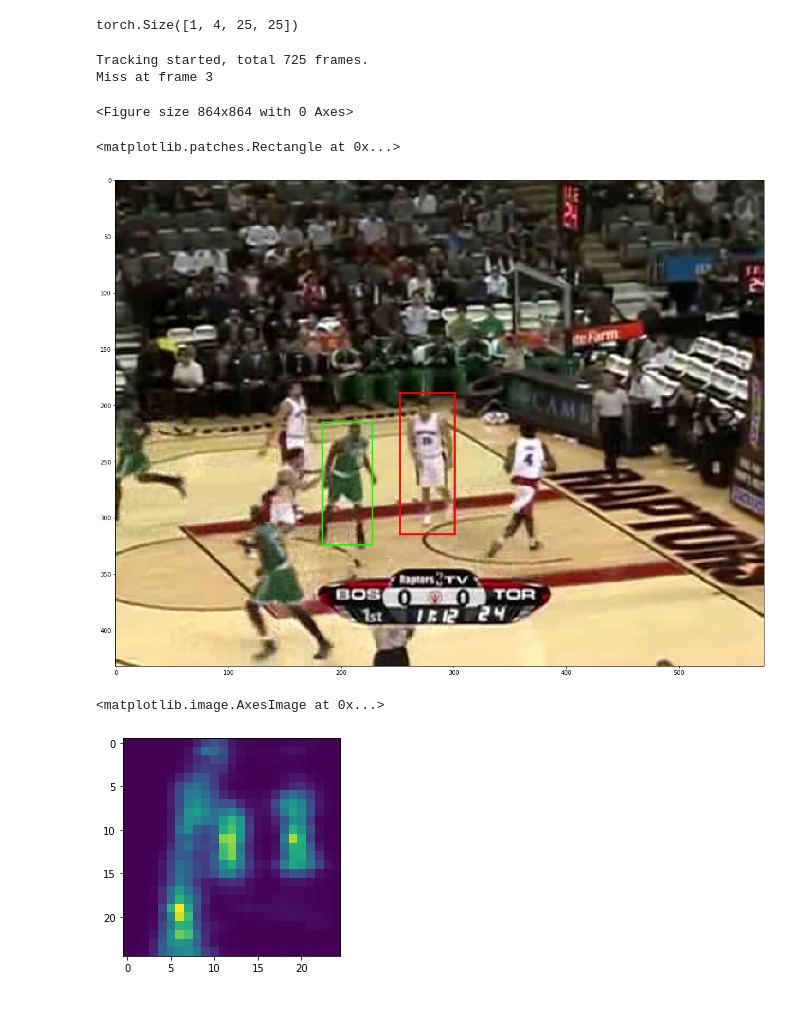
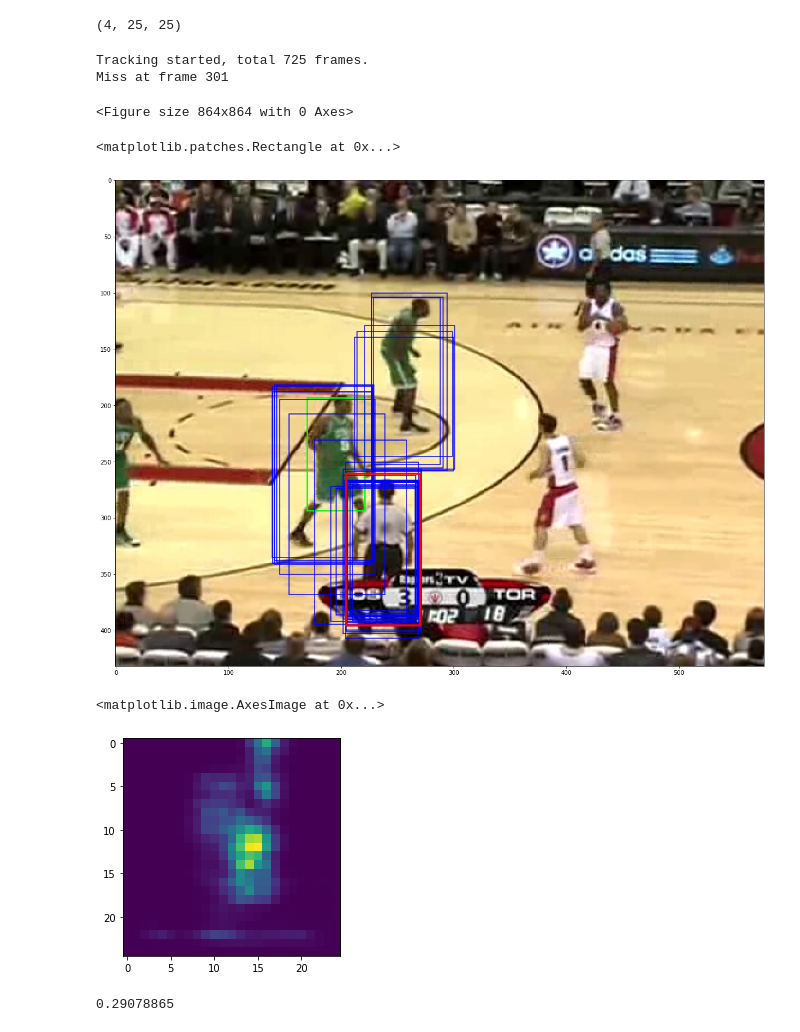
Before and after one commit to eldercrow/tracking-pytorch, a Jupyter notebook: notebook/predict.ipynb, the cells around one changed output. Saved outputs shown, nothing was run; the diff lists cells and outputs as text; code cells hidden in the pictures.

```diff
--- a/notebook/predict.ipynb
+++ b/notebook/predict.ipynb
@@ -22,7 +22,7 @@ os.environ['CUDA_VISIBLE_DEVICES'] = '0'
 # fn_config = 'experiments/baseline/config.yaml'
 # snapshot = 'experiments/baseline/snapshot/checkpoint_e99.pth'
 fn_config = '/home/hyunjoon/github/tracking-pytorch/experiments/siamcar_mobilenetv2_2gpu/config.yaml'
-snapshot = '/home/hyunjoon/github/tracking-pytorch/experiments/siamcar_mobilenetv2_2gpu/snapshot/checkpoint_e3.pth'
+snapshot = '/home/hyunjoon/github/tracking-pytorch/experiments/siamcar_mobilenetv2_2gpu/snapshot/checkpoint_e2.pth'
 # %%
 cfg.merge_from_file(fn_config)
 # cfg.TRACK.LR = 0.1
@@ -39,7 +39,7 @@ tracker = build_tracker(model)
 # %%
 tracker.anchors_cwh.shape
 # %% [output]
-torch.Size([1, 4, 25, 25])
+(4, 25, 25)
 # %%
 # test image sequence
 test_name = 'basketball'
@@ -101,10 +101,10 @@ for ii, fn in enumerate(files_seq[1:], 1):
     gt_bb = gt_seq[ii]
     iou = _iou(rbb, gt_bb)
 
-    if ii > 10:
-        break
+#     if ii > 10:
+#         break;
 
-    if iou < 0.3:
+    if iou < 0.1:
         print('Miss at frame {}'.format(ii))
         break
 
@@ -125,32 +125,44 @@ for ii, fn in enumerate(files_seq[1:], 1):
 #     plt.clf()
 # %% [output]
 Tracking started, total 725 frames.
-Miss at frame 3
+Miss at frame 301
 <Figure size 864x864 with 0 Axes>
 # %%
 rbb = res['bbox']
 plt.figure(figsize=(20,20))
 plt.imshow(t_img[:, :, ::-1])
-rect = plt.Rectangle((rbb[0], rbb[1]),
-                     rbb[2],
-                     rbb[3], fill=False,
-                     edgecolor=[1, 0, 0], linewidth=3.5)
-plt.gca().add_patch(rect)
 
 gtbb = gt_seq[ii]
 rect = plt.Rectangle((gtbb[0], gtbb[1]),
                      gtbb[2],
                      gtbb[3], fill=False,
                      edgecolor=[0, 1, 0], linewidth=2.5)
 plt.gca().add_patch(rect)
+
+for pbb in res['pred_bbox']:
+    rect = plt.Rectangle((pbb[0], pbb[1]),
+                         pbb[2],
+                         pbb[3], fill=False,
+                         edgecolor=[0, 0, 1], linewidth=1.5)
+    plt.gca().add_patch(rect)
+
+rect = plt.Rectangle((rbb[0], rbb[1]),
+                     rbb[2],
+                     rbb[3], fill=False,
+                     edgecolor=[1, 0, 0], linewidth=3.5)
+plt.gca().add_patch(rect)
 # %% [output]
 <matplotlib.patches.Rectangle at 0x...>
-[figure, old version]
+[figure, new version]
 # %%
 plt.imshow(res['ctr_rpn'].reshape((25, 25)))
 # %% [output]
 <matplotlib.image.AxesImage at 0x...>
-[figure, old version]
+[figure, new version]
+# %%
+np.max(res['ctr_rpn'])
+# %% [output]
+0.29078865
 # %%
 res['pred_bbox']
 # %% [output]
```
Also changed, not shown: parts of 9 cells of this notebook, 11 other files.
